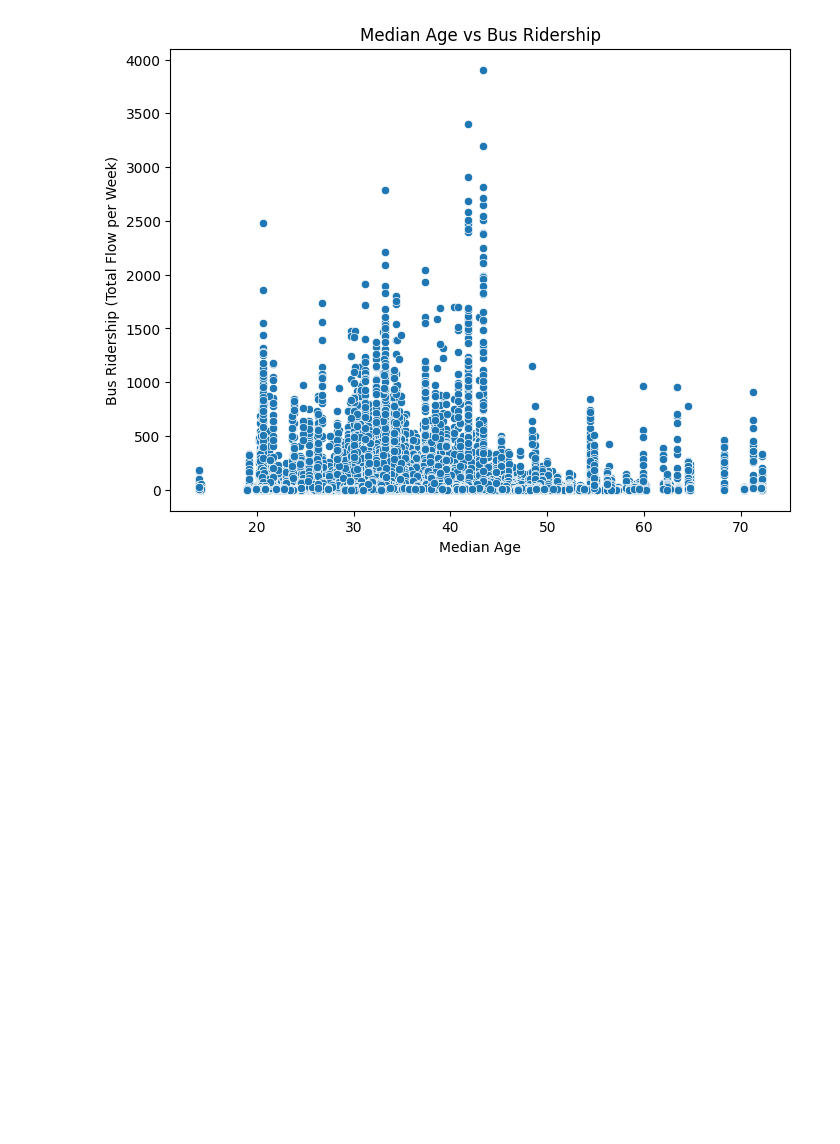
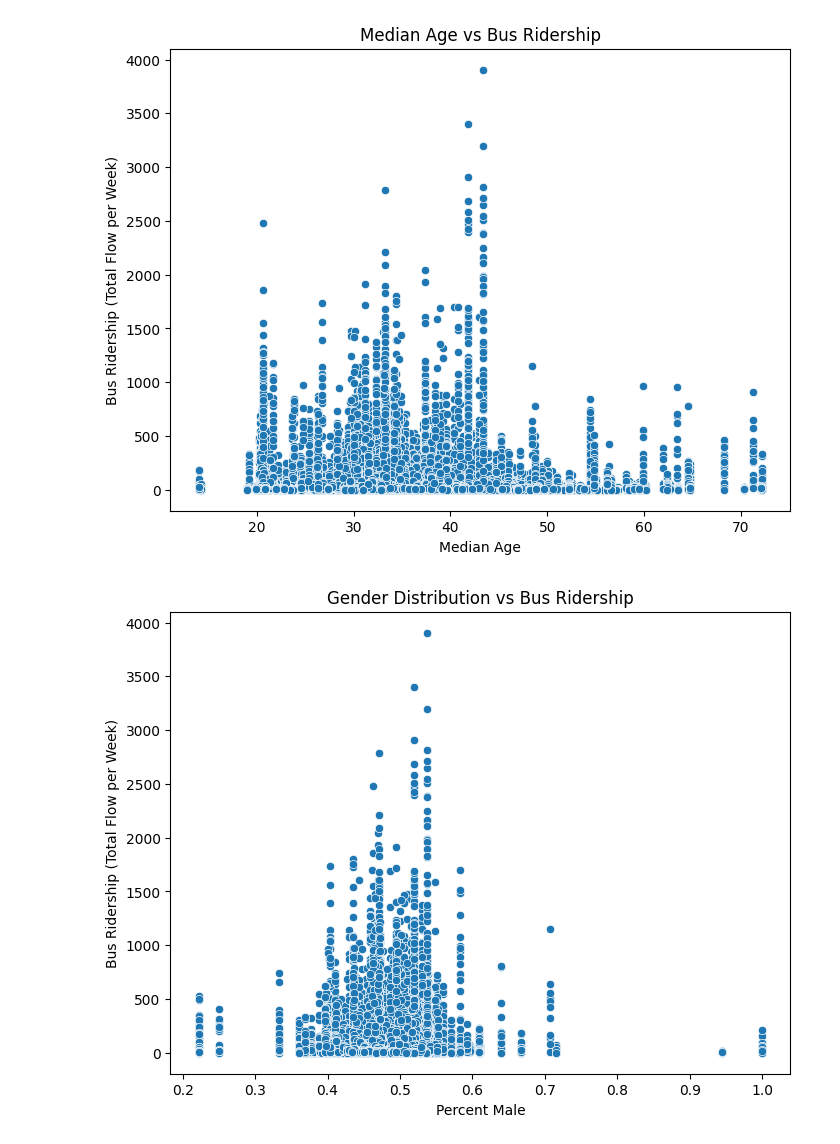
Before and after one commit to Mulhamomar/TIL6022_group10, a Jupyter notebook: TIL-6022 Bus Ridership.ipynb, the cells around one changed output. Cells and saved outputs as stored; diff of their text form; code cells hidden in the pictures; blank space fills up the shorter version.

Commit message:
Charts

```diff
--- a/TIL-6022 Bus Ridership.ipynb
+++ b/TIL-6022 Bus Ridership.ipynb
@@ -311,3 +311,14 @@ plt.ylabel('Bus Ridership (Total Flow per Week)')
 plt.show()
 # %% [output]
 [figure]
+# %%
+# Chart 2: Gender distribution vs bus ridership
+
+plt.figure(figsize=(8,6))
+sns.scatterplot(data=df, x='percent_male', y='total_flow')
+plt.title('Gender Distribution vs Bus Ridership')
+plt.xlabel('Percent Male')
+plt.ylabel('Bus Ridership (Total Flow per Week)')
+plt.show()
+# %% [output]
+[figure, added]
```
Also changed, not shown: parts of 1 cell of this notebook.
